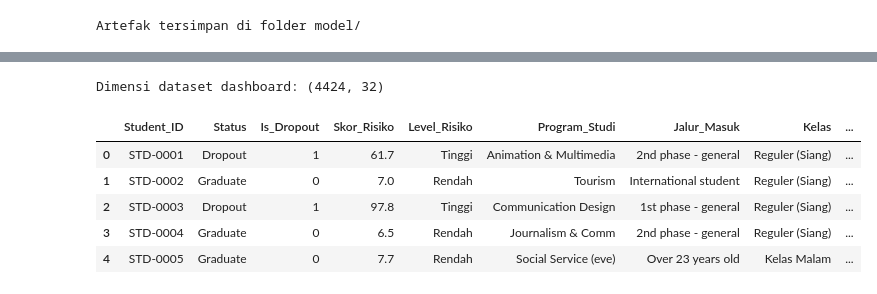
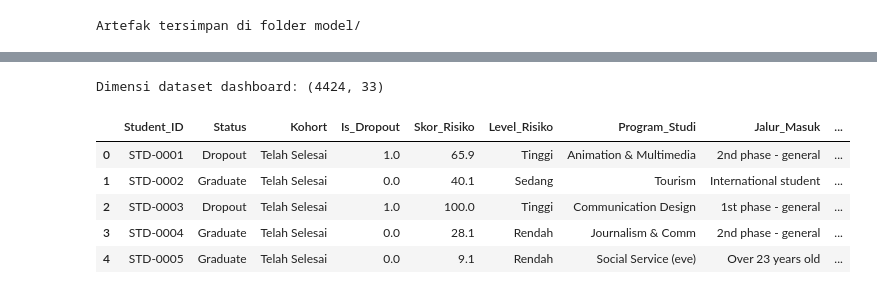
Before and after one commit to xiongdy12/jaya-jaya-institut-dropout, a Jupyter notebook: notebook.ipynb, the cells around one changed output, grey strips where cells are left out. Saved outputs shown, nothing was run; the diff lists cells and outputs as text; code cells hidden in the pictures.

```diff
--- a/notebook.ipynb
+++ b/notebook.ipynb
@@ -613,0 +715,18 @@ Mahasiswa aman       -> skor risiko   1.8%
+# %%
+enr_proba = final_model.predict_proba(enrolled_df[CAT + NUM])[:, 1]
+enrolled_df["Skor_Risiko"] = (enr_proba * 100).round(1)
+enrolled_df["Level_Risiko"] = pd.cut(enrolled_df["Skor_Risiko"], [-1, 30, 60, 100],
+                                     labels=["Rendah", "Sedang", "Tinggi"])
+
+ringkas = enrolled_df["Level_Risiko"].value_counts().reindex(["Rendah", "Sedang", "Tinggi"])
+print("Distribusi risiko 794 mahasiswa aktif:")
+print(ringkas)
+print(f"\nPerlu intervensi segera (Risiko Tinggi): {ringkas['Tinggi']} mahasiswa "
+      f"({ringkas['Tinggi']/len(enrolled_df)*100:.1f}%)")
+
+plt.figure(figsize=(7, 4))
+plt.bar(ringkas.index.astype(str), ringkas.values, color=BLUE, width=0.55)
+for i, v in enumerate(ringkas.values):
+    plt.text(i, v + 6, f"{v}", ha="center", fontweight="bold")
+plt.title("Sebaran Level Risiko — Mahasiswa Aktif (Enrolled)")
+plt.ylabel("Jumlah mahasiswa"); plt.ylim(0, 430); plt.tight_layout(); plt.show()
@@ -627,52 +768,69 @@ APPMODE = {1: "1st phase - general", 2: "Ordinance 612/93", 5: "1st phase - Azor
            39: "Over 23 years old", 42: "Transfer", 43: "Change of course",
            44: "Tech. specialization holder", 51: "Change of institution/course",
            53: "Short cycle holder", 57: "Change of institution (Intl)"}
 
-risk = cross_val_predict(Pipeline([("pre", preprocessor), ("clf", models[best_name])]),
-                         X, y, cv=cv, method="predict_proba", n_jobs=-1)[:, 1]
+# skor risiko out-of-fold untuk kohort yang telah selesai
+oof_full = cross_val_predict(Pipeline([("pre", preprocessor), ("clf", models[best_name])]),
+                            X, y, cv=cv, method="predict_proba", n_jobs=-1)[:, 1]
 
-d = df.copy()
+sel = model_df.copy()
+sel["Skor_Risiko"] = (oof_full * 100).round(1)
+enr = enrolled_df.copy()
+enr["Dropout"] = np.nan
+
+d = pd.concat([sel, enr], ignore_index=True).sort_index()
 d.insert(0, "Student_ID", ["STD-" + str(i).zfill(4) for i in range(1, len(d) + 1)])
+d["Program_Studi"] = d["Course"].map(COURSE).fillna("Lainnya")
+d["Status_Pernikahan"] = d["Marital_status"].map(MARITAL).fillna("Lainnya")
 d["Jalur_Masuk"] = d["Application_mode"].map(APPMODE).fillna("Lainnya")
-d["Status_Pernikahan"] = d["Marital_status"].map(MARITAL).fillna("Lainnya")
 d["Gender_Label"] = d["Gender"].map({1: "Laki-laki", 0: "Perempuan"})
 d["Kelas"] = d["Daytime_evening_attendance"].map({1: "Reguler (Siang)", 0: "Kelas Malam"})
 for c, lab in [("Debtor", ("Tidak", "Ya")), ("Tuition_fees_up_to_date", ("Menunggak", "Lunas")),
                ("Scholarship_holder", ("Tidak", "Ya")), ("Displaced", ("Tidak", "Ya")),
                ("Educational_special_needs", ("Tidak", "Ya")),
                ("International", ("Domestik", "Internasional"))]:
     d[c + "_Label"] = d[c].map({0: lab[0], 1: lab[1]})
 d["Kelompok_Usia"] = pd.cut(d["Age_at_enrollment"], [0, 20, 23, 27, 35, 100],
                             labels=["<=20", "21-23", "24-27", "28-35", ">35"])
+tot_d = d["Curricular_units_1st_sem_enrolled"] + d["Curricular_units_2nd_sem_enrolled"]
+apr_d = d["Curricular_units_1st_sem_approved"] + d["Curricular_units_2nd_sem_approved"]
+d["Approval_Rate"] = np.where(tot_d > 0, (apr_d / tot_d * 100).round(1), 0)
 d["Rata_Nilai"] = ((d["Curricular_units_1st_sem_grade"] +
                     d["Curricular_units_2nd_sem_grade"]) / 2).round(2)
-d["Approval_Rate"] = d["Approval_Rate"].round(1)
+d["Kategori_Performa"] = pd.cut(d["Approval_Rate"], [-1, 25, 50, 75, 100],
+                                labels=["Kritis (<25%)", "Rendah (25-50%)",
+                                        "Sedang (50-75%)", "Baik (>75%)"])
 d["Is_Dropout"] = d["Dropout"]
-d["Skor_Risiko"] = (risk * 100).round(1)
+d["Kohort"] = np.where(d["Status"] == "Enrolled", "Masih Aktif", "Telah Selesai")
 d["Level_Risiko"] = pd.cut(d["Skor_Risiko"], [-1, 30, 60, 100],
                            labels=["Rendah", "Sedang", "Tinggi"])
 
-keep = ["Student_ID", "Status", "Is_Dropout", "Skor_Risiko", "Level_Risiko", "Program_Studi",
-        "Jalur_Masuk", "Kelas", "Gender_Label", "Kelompok_Usia", "Age_at_enrollment",
-        "Status_Pernikahan", "Debtor_Label", "Tuition_fees_up_to_date_Label",
-        "Scholarship_holder_Label", "Displaced_Label", "Educational_special_needs_Label",
-        "International_Label", "Admission_grade", "Previous_qualification_grade",
-        "Curricular_units_1st_sem_enrolled", "Curricular_units_1st_sem_approved",
-        "Curricular_units_1st_sem_grade", "Curricular_units_2nd_sem_enrolled",
-        "Curricular_units_2nd_sem_approved", "Curricular_units_2nd_sem_grade",
-        "Approval_Rate", "Rata_Nilai", "Kategori_Performa",
+keep = ["Student_ID", "Status", "Kohort", "Is_Dropout", "Skor_Risiko", "Level_Risiko",
+        "Program_Studi", "Jalur_Masuk", "Kelas", "Gender_Label", "Kelompok_Usia",
+        "Age_at_enrollment", "Status_Pernikahan", "Debtor_Label",
+        "Tuition_fees_up_to_date_Label", "Scholarship_holder_Label", "Displaced_Label",
+        "Educational_special_needs_Label", "International_Label", "Admission_grade",
+        "Previous_qualification_grade", "Curricular_units_1st_sem_enrolled",
+        "Curricular_units_1st_sem_approved", "Curricular_units_1st_sem_grade",
+        "Curricular_units_2nd_sem_enrolled", "Curricular_units_2nd_sem_approved",
+        "Curricular_units_2nd_sem_grade", "Approval_Rate", "Rata_Nilai", "Kategori_Performa",
         "Unemployment_rate", "Inflation_rate", "GDP"]
 
 os.makedirs("dashboard", exist_ok=True)
 dash = d[keep]
 dash.to_csv("dashboard/students_dashboard.csv", index=False)
+
+# berkas terpisah berisi daftar prioritas mahasiswa aktif
+dash[dash["Kohort"] == "Masih Aktif"].sort_values("Skor_Risiko", ascending=False) \
+    .to_csv("dashboard/enrolled_prediksi.csv", index=False)
+
 print("Dimensi dataset dashboard:", dash.shape)
 dash.head()
 # %% [output]
-Dimensi dataset dashboard: (4424, 32)
+Dimensi dataset dashboard: (4424, 33)
-|  | Student_ID | Status | Is_Dropout | Skor_Risiko | Level_Risiko | Program_Studi | Jalur_Masuk | Kelas | ... |
-| 0 | STD-0001 | Dropout | 1 | 61.7 | Tinggi | Animation & Multimedia | 2nd phase - general | Reguler (Siang) | ... |
-| 1 | STD-0002 | Graduate | 0 | 7.0 | Rendah | Tourism | International student | Reguler (Siang) | ... |
-| 2 | STD-0003 | Dropout | 1 | 97.8 | Tinggi | Communication Design | 1st phase - general | Reguler (Siang) | ... |
-| 3 | STD-0004 | Graduate | 0 | 6.5 | Rendah | Journalism & Comm | 2nd phase - general | Reguler (Siang) | ... |
-| 4 | STD-0005 | Graduate | 0 | 7.7 | Rendah | Social Service (eve) | Over 23 years old | Kelas Malam | ... |
+|  | Student_ID | Status | Kohort | Is_Dropout | Skor_Risiko | Level_Risiko | Program_Studi | Jalur_Masuk | ... |
+| 0 | STD-0001 | Dropout | Telah Selesai | 1.0 | 65.9 | Tinggi | Animation & Multimedia | 2nd phase - general | ... |
+| 1 | STD-0002 | Graduate | Telah Selesai | 0.0 | 40.1 | Sedang | Tourism | International student | ... |
+| 2 | STD-0003 | Dropout | Telah Selesai | 1.0 | 100.0 | Tinggi | Communication Design | 1st phase - general | ... |
+| 3 | STD-0004 | Graduate | Telah Selesai | 0.0 | 28.1 | Rendah | Journalism & Comm | 2nd phase - general | ... |
+| 4 | STD-0005 | Graduate | Telah Selesai | 0.0 | 9.1 | Rendah | Social Service (eve) | Over 23 years old | ... |
```
Also changed, not shown: parts of 66 cells of this notebook, 9 other files.
